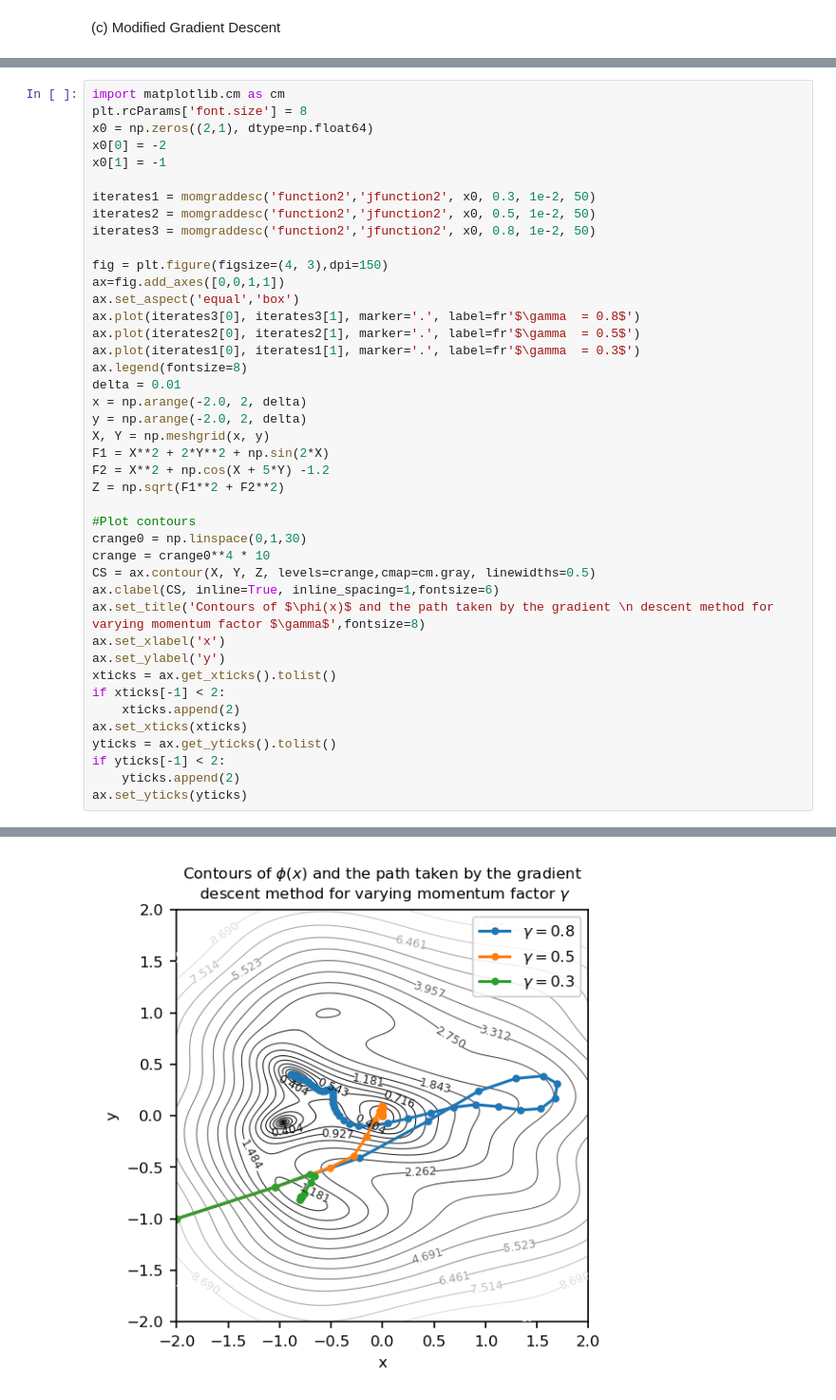
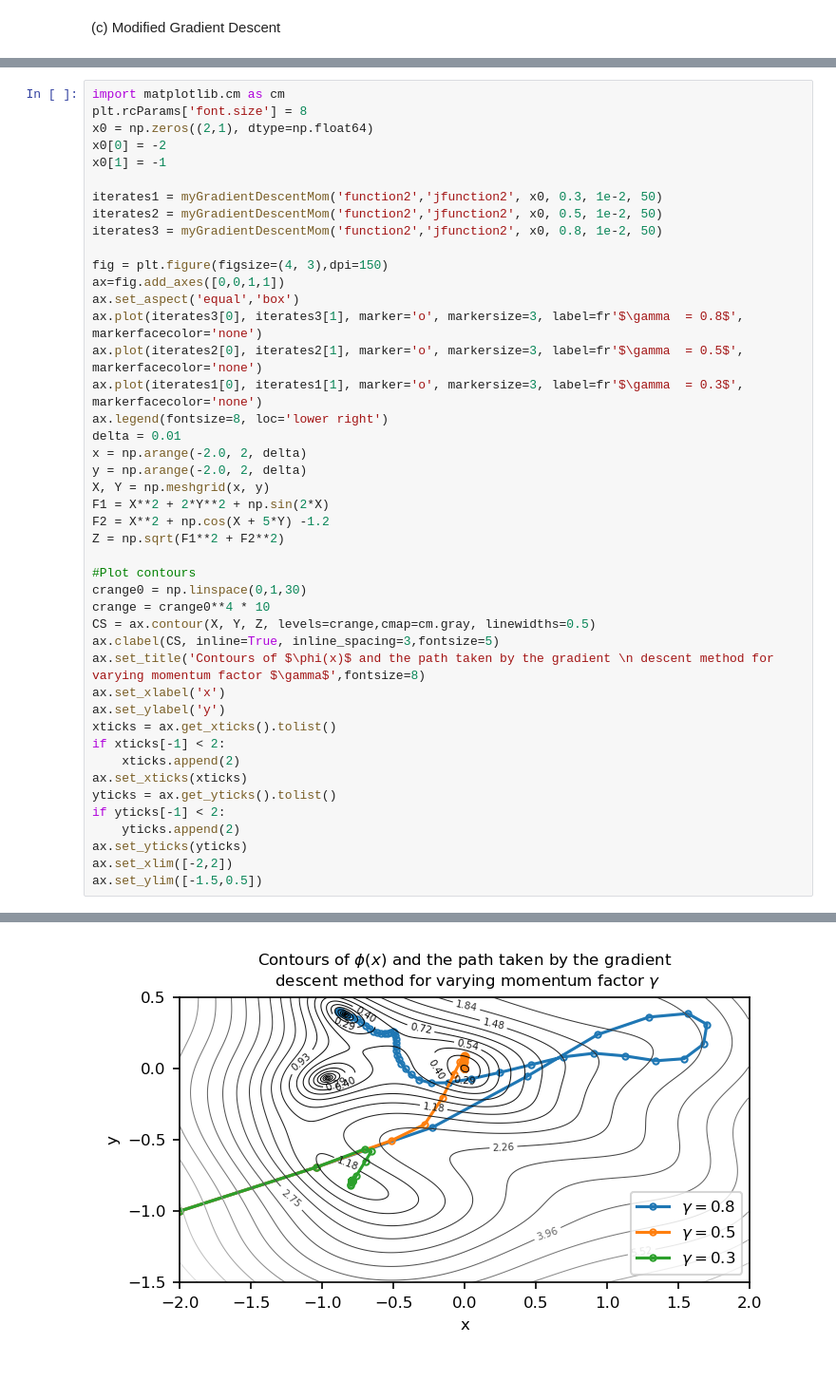
Before and after one commit to RFurze/ScientificComputing, a Jupyter notebook: Assignment1.ipynb, the cells around one changed output, grey strips where cells are left out. Shown at 95% size. Saved outputs shown, nothing was run; the diff lists cells and outputs as text; blank space fills up the shorter version.

```diff
--- a/Assignment1.ipynb
+++ b/Assignment1.ipynb
@@ -559,17 +643,17 @@ x0 = np.zeros((2,1), dtype=np.float64)
 x0[0] = -2
 x0[1] = -1
 
-iterates1 = momgraddesc('function2','jfunction2', x0, 0.3, 1e-2, 50)
-iterates2 = momgraddesc('function2','jfunction2', x0, 0.5, 1e-2, 50)
-iterates3 = momgraddesc('function2','jfunction2', x0, 0.8, 1e-2, 50)
+iterates1 = myGradientDescentMom('function2','jfunction2', x0, 0.3, 1e-2, 50)
+iterates2 = myGradientDescentMom('function2','jfunction2', x0, 0.5, 1e-2, 50)
+iterates3 = myGradientDescentMom('function2','jfunction2', x0, 0.8, 1e-2, 50)
 
 fig = plt.figure(figsize=(4, 3),dpi=150)
 ax=fig.add_axes([0,0,1,1])
 ax.set_aspect('equal','box')
-ax.plot(iterates3[0], iterates3[1], marker='.', label=fr'$\gamma  = 0.8$')
-ax.plot(iterates2[0], iterates2[1], marker='.', label=fr'$\gamma  = 0.5$')
-ax.plot(iterates1[0], iterates1[1], marker='.', label=fr'$\gamma  = 0.3$')
-ax.legend(fontsize=8)
+ax.plot(iterates3[0], iterates3[1], marker='o', markersize=3, label=fr'$\gamma  = 0.8$', markerfacecolor='none')
+ax.plot(iterates2[0], iterates2[1], marker='o', markersize=3, label=fr'$\gamma  = 0.5$', markerfacecolor='none')
+ax.plot(iterates1[0], iterates1[1], marker='o', markersize=3, label=fr'$\gamma  = 0.3$', markerfacecolor='none')
+ax.legend(fontsize=8, loc='lower right')
 delta = 0.01
 x = np.arange(-2.0, 2, delta)
 y = np.arange(-2.0, 2, delta)
@@ -582,7 +666,7 @@ Z = np.sqrt(F1**2 + F2**2)
 crange0 = np.linspace(0,1,30)
 crange = crange0**4 * 10
 CS = ax.contour(X, Y, Z, levels=crange,cmap=cm.gray, linewidths=0.5)
-ax.clabel(CS, inline=True, inline_spacing=1,fontsize=6)
+ax.clabel(CS, inline=True, inline_spacing=3,fontsize=5)
 ax.set_title('Contours of $\phi(x)$ and the path taken by the gradient \n descent method for varying momentum factor $\gamma$',fontsize=8)
 ax.set_xlabel('x')
 ax.set_ylabel('y')
@@ -594,6 +678,8 @@ yticks = ax.get_yticks().tolist()
 if yticks[-1] < 2:
     yticks.append(2)
 ax.set_yticks(yticks)
+ax.set_xlim([-2,2])
+ax.set_ylim([-1.5,0.5])
 # %% [output]
  k    f(xk)
  1  1.22e+00
@@ -624 +702 @@ Not converged
-[figure, old version]
+[figure, new version]
```
Also changed, not shown: parts of 5 cells of this notebook, 3 other files.
